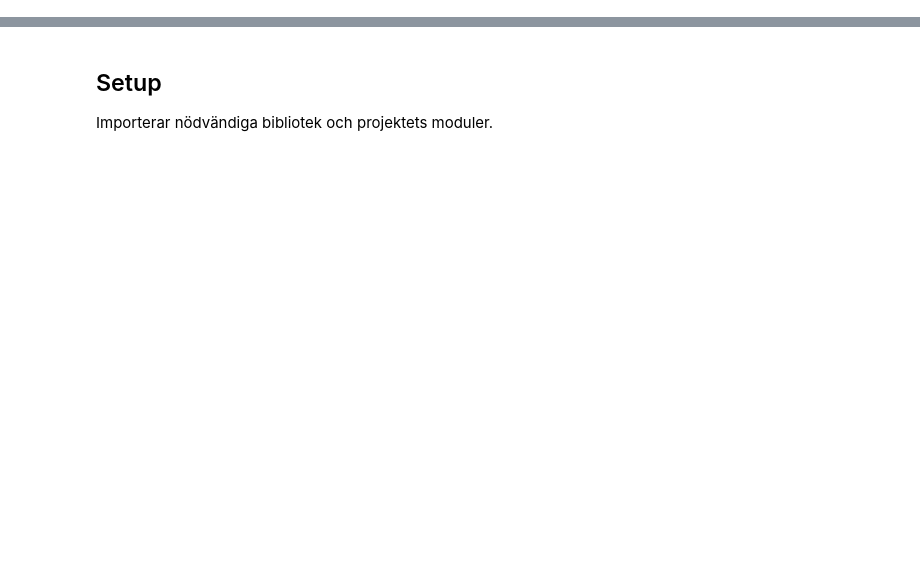
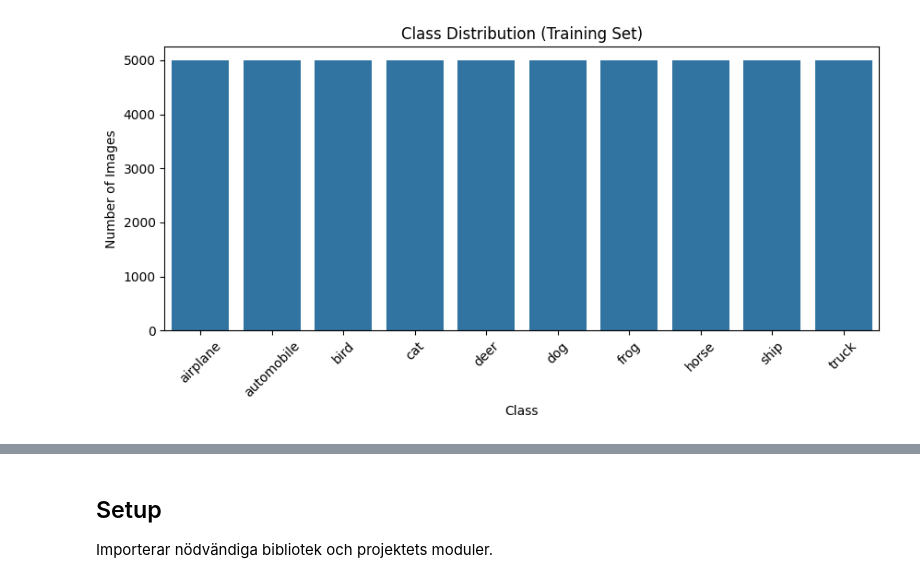
Before and after one commit to hazajijan-prog/pytorch-pipelines-and-model-training, a Jupyter notebook: notebooks/experiments.ipynb, the cells around one changed output, grey strips where cells are left out. Drawn from its saved outputs; the diff is of its cells as text; code cells hidden in the pictures; blank space fills up the shorter version.

```diff
--- a/notebooks/experiments.ipynb
+++ b/notebooks/experiments.ipynb
@@ -0,0 +66,17 @@
+# %%
+import numpy as np
+
+labels = np.array(train_dataset.targets)
+class_names = train_dataset.classes
+
+counts = [(labels == i).sum() for i in range(len(class_names))]
+
+plt.figure(figsize=(10,4))
+sns.barplot(x=class_names, y=counts)
+plt.xticks(rotation=45)
+plt.title("Class Distribution (Training Set)")
+plt.ylabel("Number of Images")
+plt.xlabel("Class")
+plt.show()
+# %% [output]
+[figure, added]
```
Also changed, not shown: parts of 19 cells of this notebook, 7 other files.
